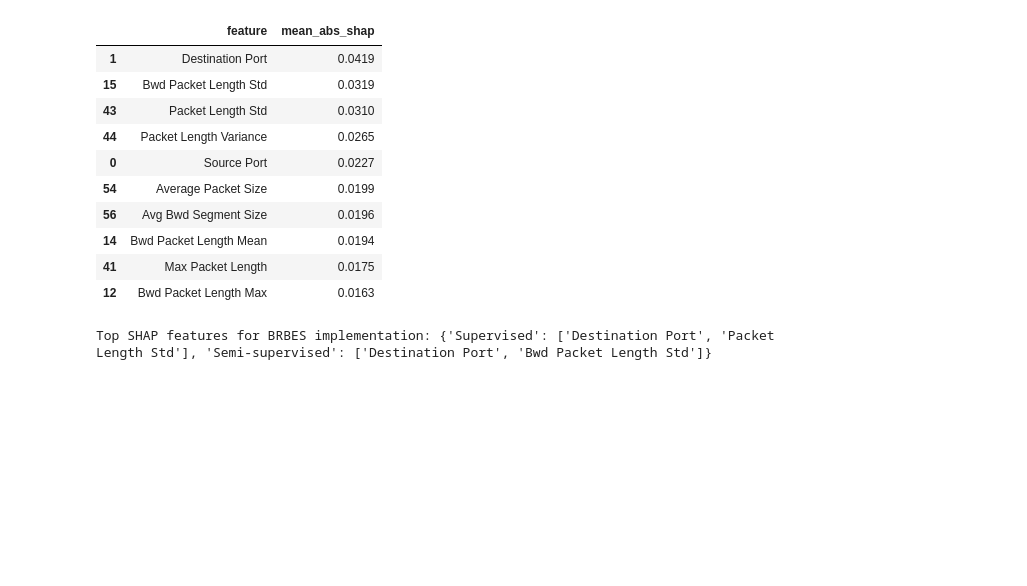
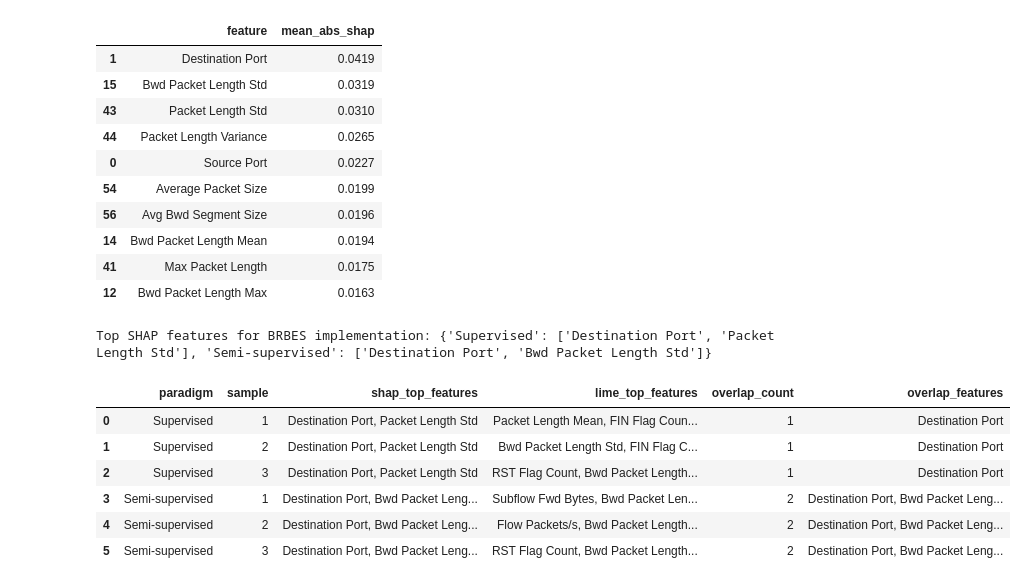
Before and after one commit to Nishant-Gandhi09/D7084E_XAI_Lab3, a Jupyter notebook: lab3.ipynb, the cells around one changed output. Saved outputs shown, nothing was run; the diff lists cells and outputs as text; code cells hidden in the pictures; blank space fills up the shorter version.

Commit message:
Validate SHAP feature selection against LIME

```diff
--- a/lab3.ipynb
+++ b/lab3.ipynb
@@ -831,3 +831,44 @@ Semi-supervised: top two SHAP features
 | 41 | Max Packet Length | 0.0175 |
 | 12 | Bwd Packet Length Max | 0.0163 |
 Top SHAP features for BRBES implementation: {'Supervised': ['Destination Port', 'Packet Length Std'], 'Semi-supervised': ['Destination Port', 'Bwd Packet Length Std']}
+# %%
+# Check if the selected top SHAP features appear in local LIME
+lime_support_rows = []
+# Compare the top SHAP features with the LIME-selected features for each paradigm and sample.
+for paradigm, selected_features in top_shap_features.items():
+    lime_rows = lime_results_df[lime_results_df["paradigm"] == paradigm]
+    for _, row in lime_rows.iterrows():
+        sample_number = row["sample"]
+        # Map the human-readable LIME rules back to their original feature names for comparison with SHAP.
+        lime_attack_features = [
+            feature_from_lime_rule(item["feature_rule"], feature_names)
+            for item in row["attack_contributions"]
+        ]
+        lime_benign_features = [
+            feature_from_lime_rule(item["feature_rule"], feature_names)
+            for item in row["benign_contributions"]
+        ]
+        # Combine the attack and benign features selected by LIME into a single set for comparison.
+        lime_selected_features = set(lime_attack_features + lime_benign_features)
+        shap_selected_features = set(selected_features)
+        # Calculate the overlap between the top SHAP features and the LIME-selected features.
+        overlap = shap_selected_features.intersection(lime_selected_features)
+        # Store the comparison results in a structured format for reporting.
+        lime_support_rows.append({
+            "paradigm": paradigm,
+            "sample": sample_number,
+            "shap_top_features": ", ".join(selected_features),
+            "lime_top_features": ", ".join(lime_selected_features),
+            "overlap_count": len(overlap),
+            "overlap_features": ", ".join(overlap) if overlap else "",
+        })
+lime_support_df = pd.DataFrame(lime_support_rows)
+display(lime_support_df)
+# %% [output]
+|  | paradigm | sample | shap_top_features | lime_top_features | overlap_count | overlap_features |
+| 0 | Supervised | 1 | Destination Port, Packet Length Std | Packet Length Mean, FIN Flag Coun... | 1 | Destination Port |
+| 1 | Supervised | 2 | Destination Port, Packet Length Std | Bwd Packet Length Std, FIN Flag C... | 1 | Destination Port |
+| 2 | Supervised | 3 | Destination Port, Packet Length Std | RST Flag Count, Bwd Packet Length... | 1 | Destination Port |
+| 3 | Semi-supervised | 1 | Destination Port, Bwd Packet Leng... | Subflow Fwd Bytes, Bwd Packet Len... | 2 | Destination Port, Bwd Packet Leng... |
+| 4 | Semi-supervised | 2 | Destination Port, Bwd Packet Leng... | Flow Packets/s, Bwd Packet Length... | 2 | Destination Port, Bwd Packet Leng... |
+| 5 | Semi-supervised | 3 | Destination Port, Bwd Packet Leng... | RST Flag Count, Bwd Packet Length... | 2 | Destination Port, Bwd Packet Leng... |
```
